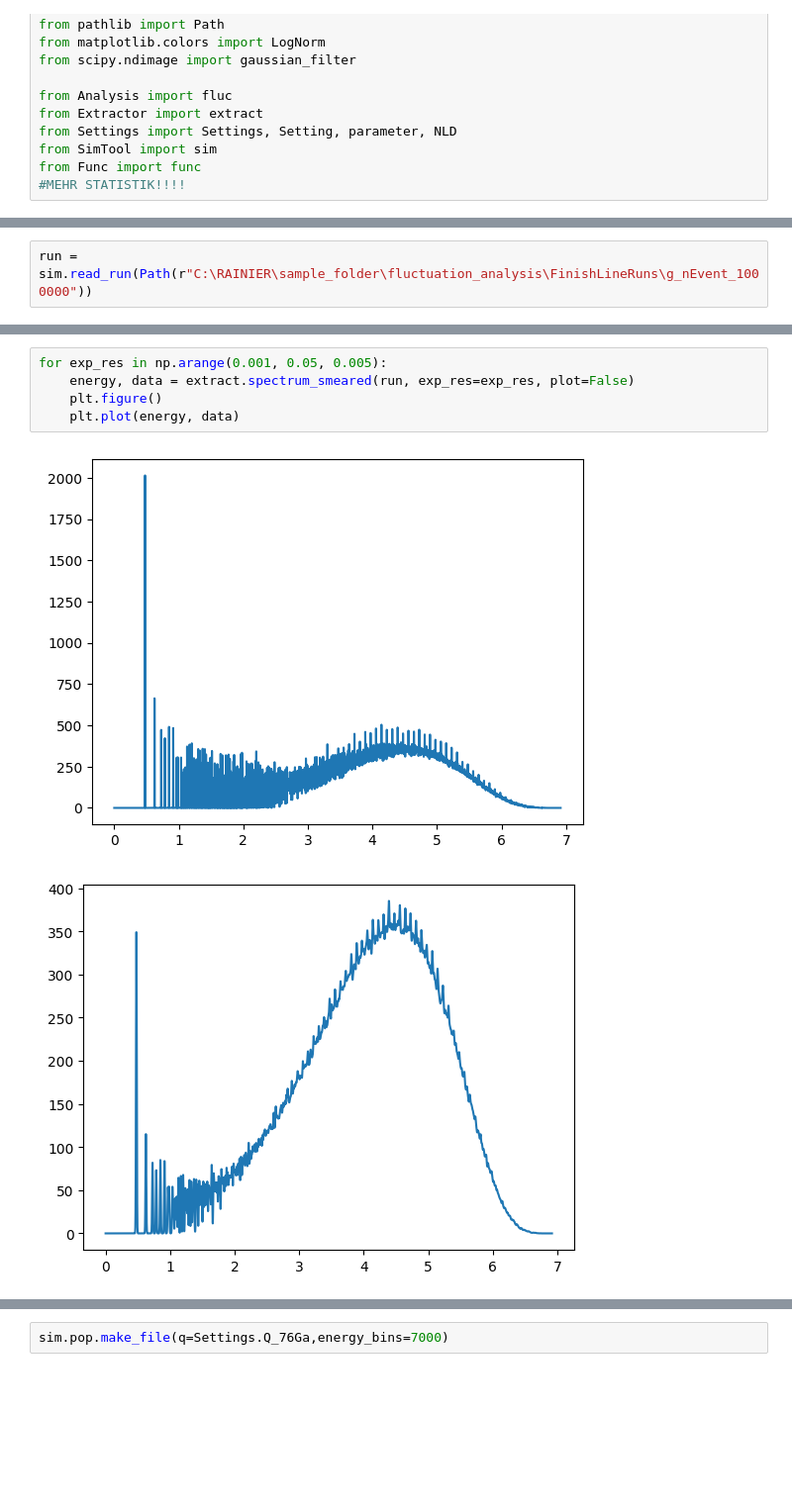
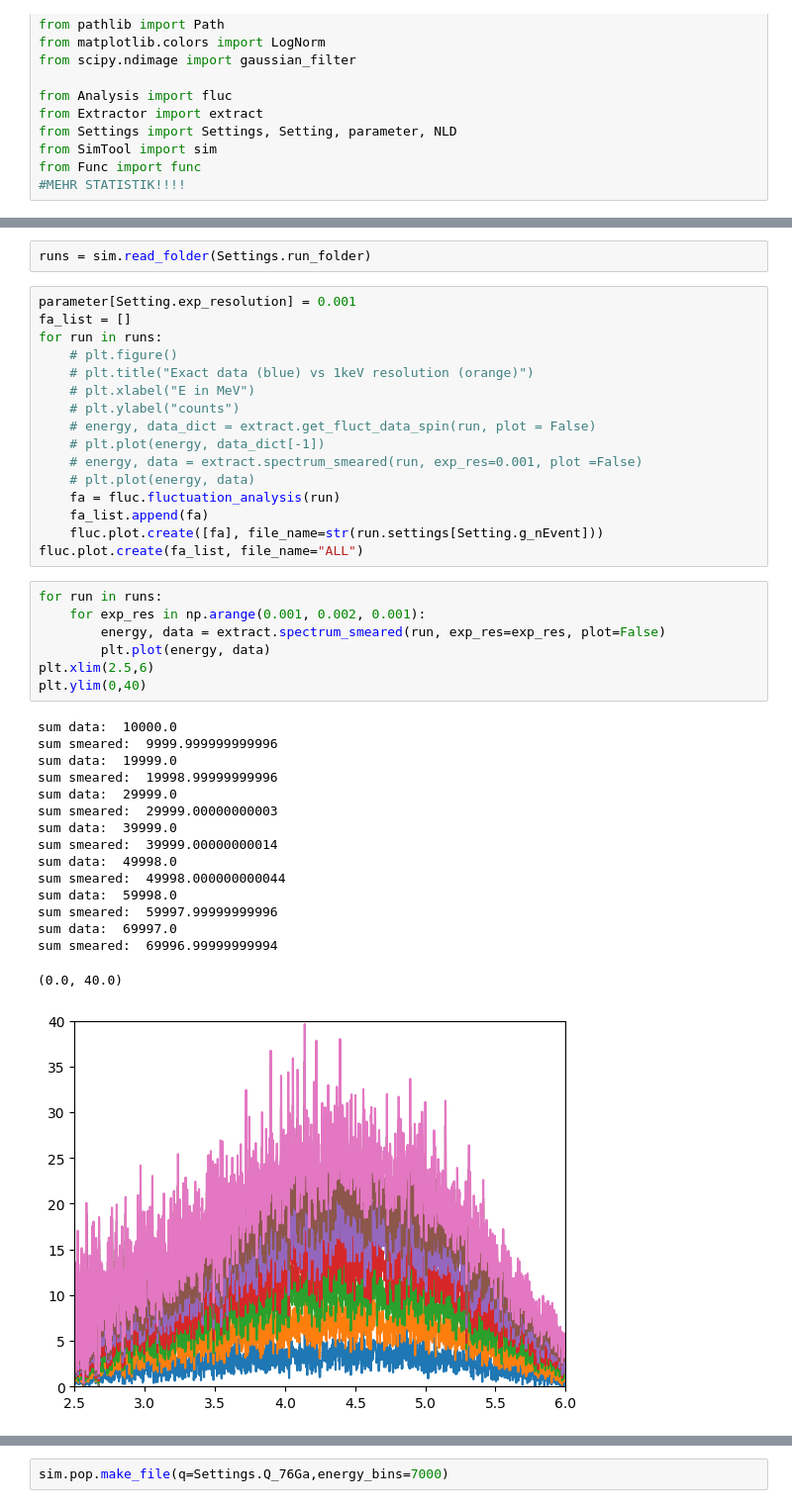
Before and after one commit to CauchyApprentice/Fluctuation-Analysis, a Jupyter notebook: main.ipynb, the cells around one changed output, grey strips where cells are left out. Shown at 99% size. Cells and saved outputs as stored; diff of their text form; blank space fills up the shorter version.

```diff
--- a/main.ipynb
+++ b/main.ipynb
@@ -24,2 +16,0 @@ time taken: 65
-# %%
-run = sim.read_run(Path(r"C:\RAINIER\sample_folder\fluctuation_analysis\FinishLineRuns\g_nEvent_1000000"))
@@ -26,8 +22,42 @@ run = sim.read_run(Path(r"C:\RAINIER\sample_folder\fluctuation_analysis\FinishLi
+# %%
+runs = sim.read_folder(Settings.run_folder)
+# %%
+parameter[Setting.exp_resolution] = 0.001
+fa_list = []
+for run in runs:
+    # plt.figure()
+    # plt.title("Exact data (blue) vs 1keV resolution (orange)")
+    # plt.xlabel("E in MeV")
+    # plt.ylabel("counts")
+    # energy, data_dict = extract.get_fluct_data_spin(run, plot = False)
+    # plt.plot(energy, data_dict[-1])
+    # energy, data = extract.spectrum_smeared(run, exp_res=0.001, plot =False)
+    # plt.plot(energy, data)
+    fa = fluc.fluctuation_analysis(run)
+    fa_list.append(fa)
+    fluc.plot.create([fa], file_name=str(run.settings[Setting.g_nEvent]))
+fluc.plot.create(fa_list, file_name="ALL")
 # %%
-for exp_res in np.arange(0.001, 0.05, 0.005):
-    energy, data = extract.spectrum_smeared(run, exp_res=exp_res, plot=False)
-    plt.figure()
-    plt.plot(energy, data)
+for run in runs:
+    for exp_res in np.arange(0.001, 0.002, 0.001):
+        energy, data = extract.spectrum_smeared(run, exp_res=exp_res, plot=False)
+        plt.plot(energy, data)
+plt.xlim(2.5,6)
+plt.ylim(0,40)
 # %% [output]
+sum data:  10000.0
+sum smeared:  9999.999999999996
+sum data:  19999.0
+sum smeared:  19998.99999999996
+sum data:  29999.0
+sum smeared:  29999.00000000003
+sum data:  39999.0
+sum smeared:  39999.00000000014
+sum data:  49998.0
+sum smeared:  49998.000000000044
+sum data:  59998.0
+sum smeared:  59997.99999999996
+sum data:  69997.0
+sum smeared:  69996.99999999994
+(0.0, 40.0)
-[figure, old version]
+[figure, new version]
-[figure, removed]
```
Also changed, not shown: parts of 4 cells of this notebook, 1 other file.
